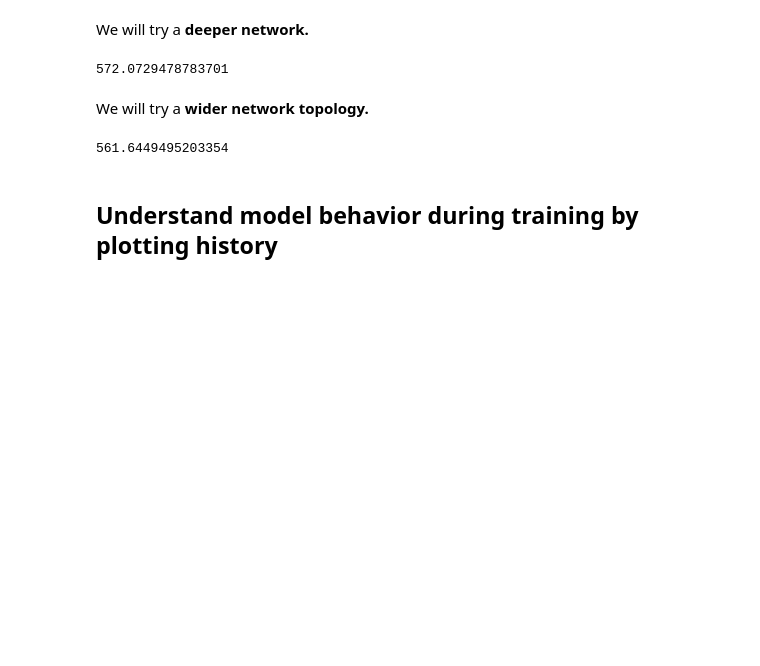
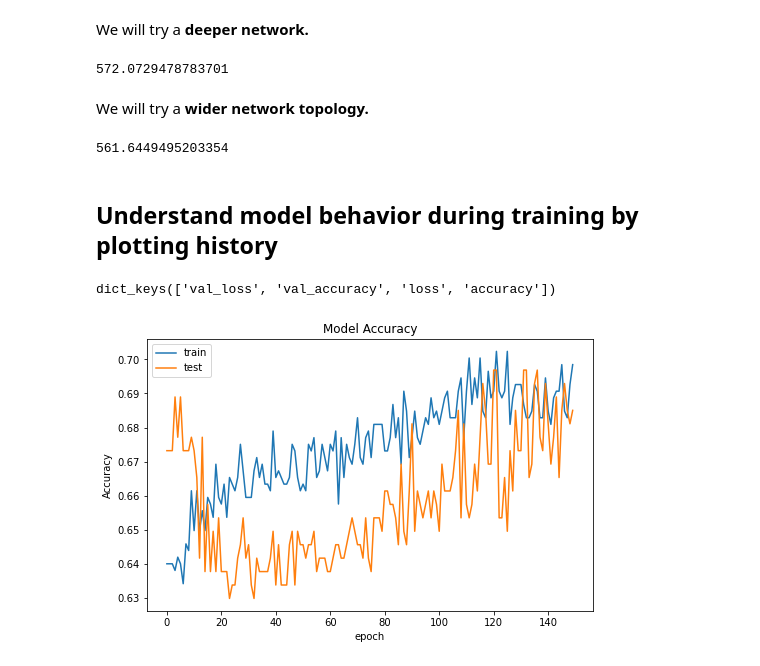
Before and after one commit to atystats/Deep-Learning-Python---Self-Learning, a Jupyter notebook: Deep Learning using Keras.ipynb, the cells around one changed output. Cells and saved outputs as stored; diff of their text form; code cells hidden in the pictures; blank space fills up the shorter version.

Commit message:
First Notebook on Deep Learning

```diff
--- a/Deep Learning using Keras.ipynb
+++ b/Deep Learning using Keras.ipynb
@@ -492,3 +495,45 @@ print(-1 * results.mean())
 561.6449495203354
 # %% [markdown]
 ## Understand model behavior during training by plotting history
+# %%
+url = "https://raw.githubusercontent.com/atystats/ISLR_Notes_codes/master/Datasets/pima-indians-diabetes.csv"
+pima_data = pd.read_csv(url, header = None)
+pima_data.shape
+
+#Setting a random seed
+seed = 7
+np.random.seed(seed)
+
+# Seperating predictors and response variable.
+X = pima_data.iloc[:,0:8]
+y = pima_data.iloc[:,8]
+
+# Create model
+model = Sequential()
+# First hidden layer with 12 neurons.
+model.add(Dense(12, input_dim = 8, kernel_initializer = 'uniform', activation = 'relu'))
+# Second hidden layer with 8 neurons
+model.add(Dense(8, kernel_initializer = 'uniform', activation = 'relu'))
+# Output layer with 11 neuron.
+model.add(Dense(1, kernel_initializer = 'uniform', activation = 'sigmoid'))
+
+# Compile model
+model.compile(loss = 'binary_crossentropy', optimizer = 'adam', metrics = ['accuracy'])
+
+# Fit the model
+classifier = model.fit(X, y, validation_split = 0.33, epochs = 150, batch_size = 10, verbose = 0)
+print(classifier.history.keys())
+# %% [output]
+dict_keys(['val_loss', 'val_accuracy', 'loss', 'accuracy'])
+# %%
+# Plotting the accuracy by each epoch
+plt.figure(figsize = (8,5))
+plt.plot(classifier.history['accuracy'], label = "train")
+plt.plot(classifier.history['val_accuracy'], label = "test")
+plt.title("Model Accuracy")
+plt.xlabel("epoch")
+plt.ylabel("Accuracy")
+plt.legend()
+plt.show()
+# %% [output]
+[figure, added]
```
Also changed, not shown: parts of 2 cells of this notebook.
